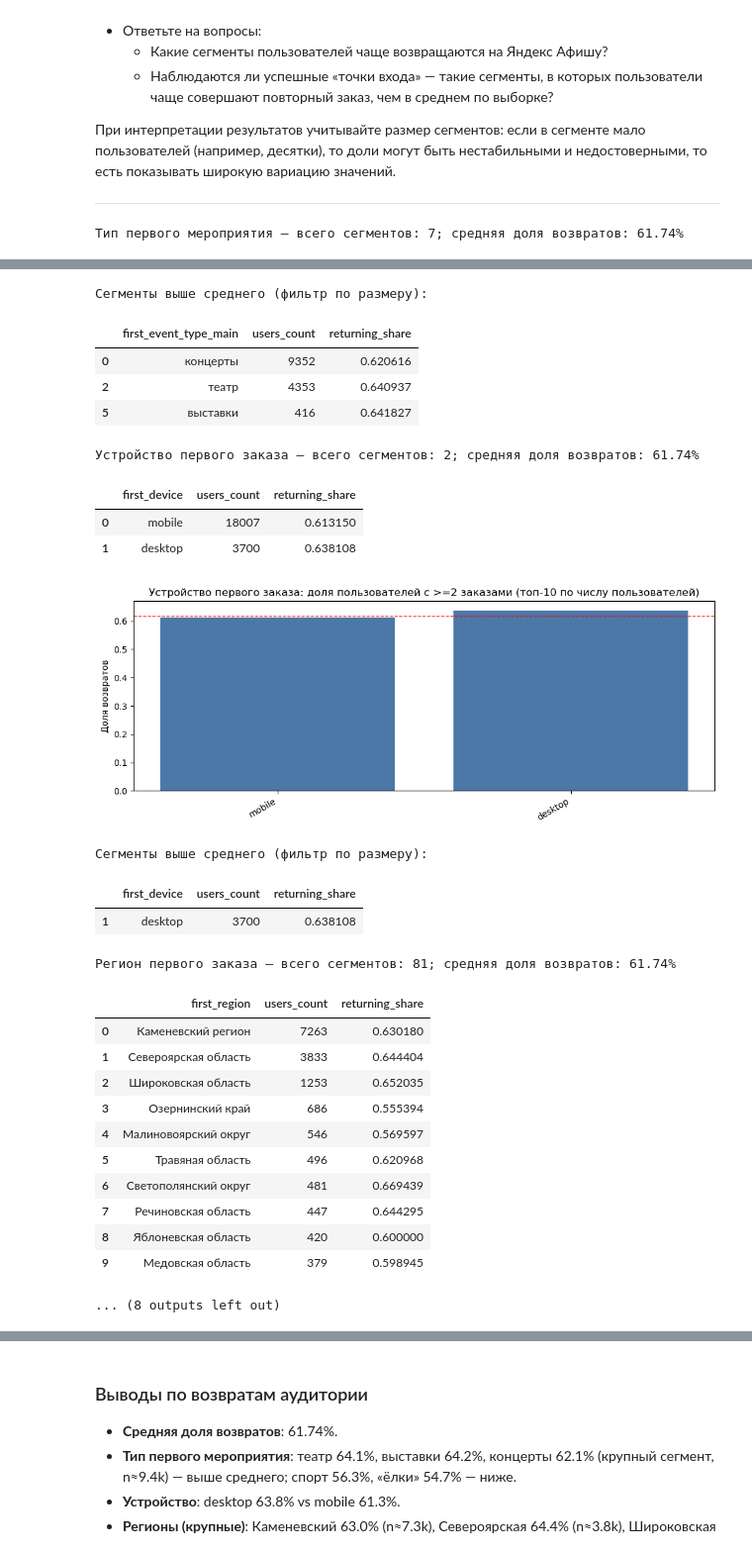
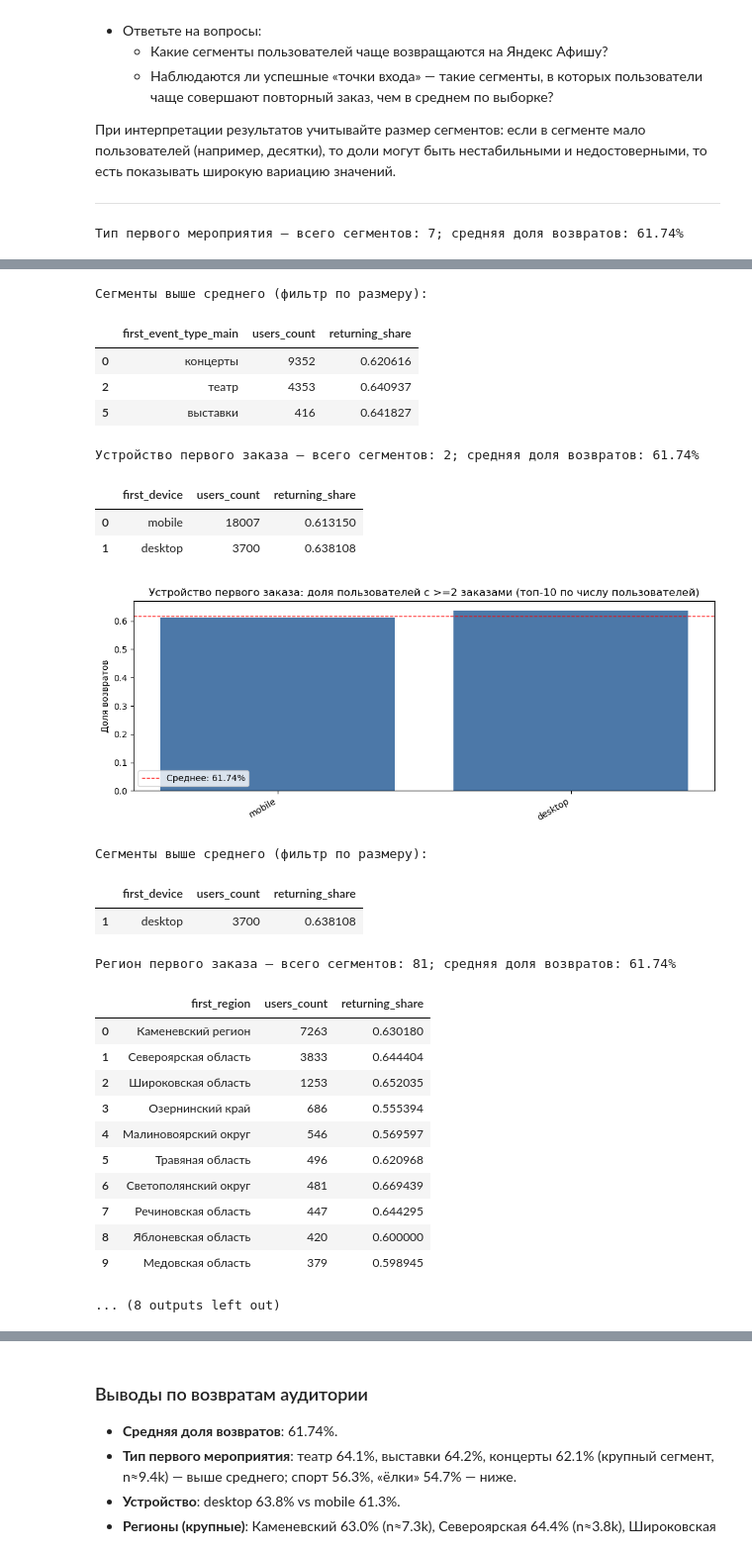
Before and after one commit to ramdirt/data-analyst-afisha, a Jupyter notebook: notebook.ipynb, the cells around one changed output, grey strips where cells are left out. Shown: that part at 99% size. Saved outputs shown, nothing was run; the diff lists cells and outputs as text; code cells hidden in the pictures.

```diff
--- a/notebook.ipynb
+++ b/notebook.ipynb
@@ -327,31 +529,4 @@ orders_df[["currency_code", "revenue", "revenue_rub"]].head(10)
 # %%
-# Типы
-if "order_dt" in orders_df.columns:
-    orders_df["order_dt"] = pd.to_datetime(orders_df["order_dt"], errors="coerce")
-if "order_ts" in orders_df.columns:
-    orders_df["order_ts"] = pd.to_datetime(orders_df["order_ts"], errors="coerce")
-
-num_cols = [c for c in ["revenue", "revenue_rub", "tickets_count", "days_since_prev"] if c in orders_df.columns]
-for c in num_cols:
-    orders_df[c] = pd.to_numeric(orders_df[c], errors="coerce")
-
-# Категории
-def _norm_tokens(s: pd.Series) -> pd.Series:
-    x = s.astype(str).str.strip()
-    low = x.str.lower()
-    tokens = {"", "nan", "none", "null", "unknown", "неизвестно", "нет данных", "без данных", "n/a", "-"}
-    return x.mask(low.isin(tokens))
-
-if "currency_code" in orders_df.columns:
-    orders_df["currency_code"] = _norm_tokens(orders_df["currency_code"]).str.lower()
-if "device_type_canonical" in orders_df.columns:
-    orders_df["device_type_canonical"] = _norm_tokens(orders_df["device_type_canonical"]).str.lower()
-if "event_type_main" in orders_df.columns:
-    orders_df["event_type_main"] = _norm_tokens(orders_df["event_type_main"]).str.lower()
-for c in ["service_name", "city_name", "region_name"]:
-    if c in orders_df.columns:
-        orders_df[c] = _norm_tokens(orders_df[c])
-
 # Фильтрация выбросов по revenue_rub (99-й перцентиль)
 initial_rows = len(orders_df)
 base_col = "revenue_rub" if "revenue_rub" in orders_df.columns else "revenue"
@@ -463,3 +612,7 @@ Name: revenue_rub, dtype: float64
 **Рекомендация:** перед тем как строить профиль, отсортируйте данные по времени совершения заказа.
 
 ---
+# %%
+base_rev = "revenue_rub" if "revenue_rub" in orders_df.columns else "revenue"
+
+orders_sorted = orders_df.sort_values(["user_id", "order_ts"], ascending=[True, True])
@@ -652,3 +834,11 @@ Name: avg_days_between_orders, dtype: float64
 - Ответьте на вопрос: равномерно ли распределены пользователи по сегментам или есть выраженные «точки входа» — сегменты с наибольшим числом пользователей?
 
 ---
+# %%
+def segment_counts(df: pd.DataFrame, col: str) -> pd.DataFrame:
+    s = df[col].fillna("NA").astype(str)
+    counts = s.value_counts(dropna=False).rename("users_count")
+    share = s.value_counts(dropna=False, normalize=True).rename("users_share")
+    out = pd.concat([counts, share], axis=1).reset_index().rename(columns={"index": col})
+    out["users_share"] = out["users_share"].round(4)
+    return out.sort_values("users_count", ascending=False)
@@ -734,9 +942,6 @@ for title, col in cols:
 
 ---
 # %%
-import pandas as pd
-import matplotlib.pyplot as plt
-
 cols = [
     ("Тип первого мероприятия", "first_event_type_main"),
     ("Устройство первого заказа", "first_device"),
@@ -762,10 +967,11 @@ for title, col in cols:
     top = grp.head(10)
     plt.figure(figsize=(10, 4))
     plt.bar(top[col].astype(str), top["returning_share"], color="#4C78A8")
-    plt.axhline(overall_return, color="red", linestyle="--", linewidth=1)
+    plt.axhline(overall_return, color="red", linestyle="--", linewidth=1, label=f"Среднее: {overall_return:.2%}")
     plt.title(f"{title}: доля пользователей с >=2 заказами (топ-10 по числу пользователей)")
     plt.ylabel("Доля возвратов")
     plt.xticks(rotation=30, ha="right")
+    plt.legend()
     plt.tight_layout()
     plt.show()
 
@@ -789,13 +995,13 @@ for title, col in cols:
 Сегменты выше среднего (фильтр по размеру):
 |  | first_event_type_main | users_count | returning_share |
 | 0 | концерты | 9352 | 0.620616 |
 | 2 | театр | 4353 | 0.640937 |
 | 5 | выставки | 416 | 0.641827 |
 Устройство первого заказа — всего сегментов: 2; средняя доля возвратов: 61.74%
 |  | first_device | users_count | returning_share |
 | 0 | mobile | 18007 | 0.613150 |
 | 1 | desktop | 3700 | 0.638108 |
-[figure, old version]
+[figure, new version]
 Сегменты выше среднего (фильтр по размеру):
 |  | first_device | users_count | returning_share |
 | 1 | desktop | 3700 | 0.638108 |
```
Also changed, not shown: parts of 68 cells of this notebook, 1 other file.
